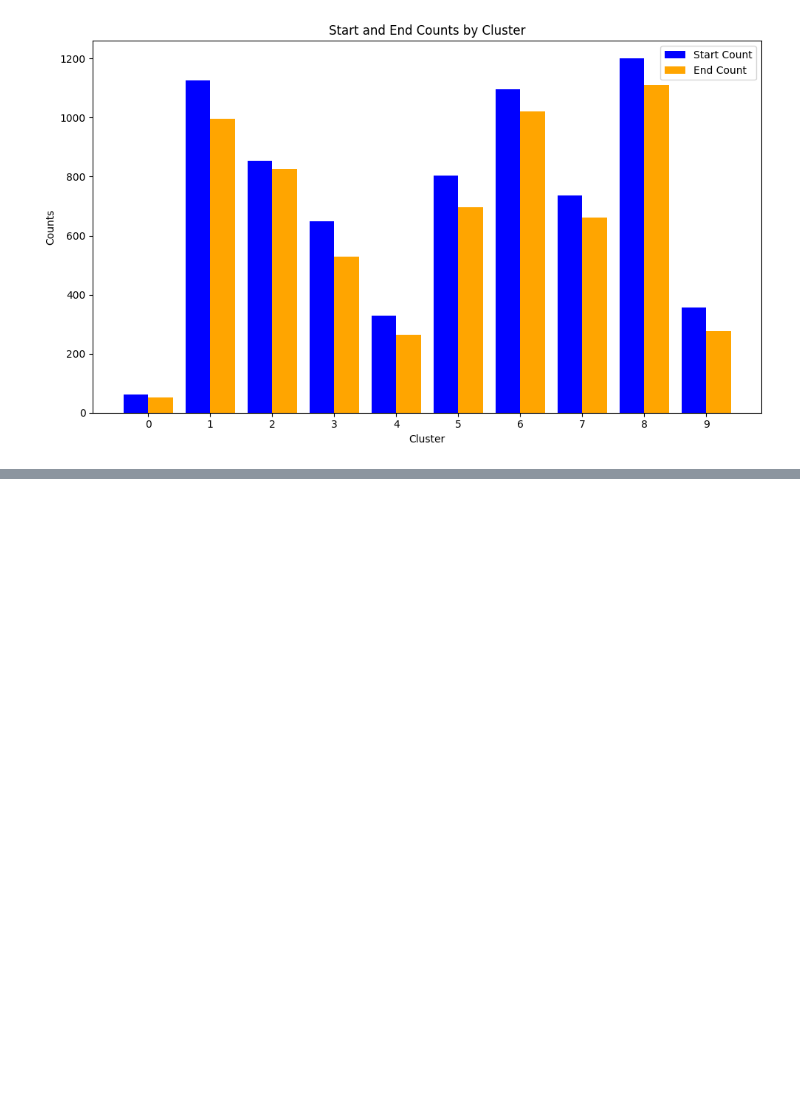
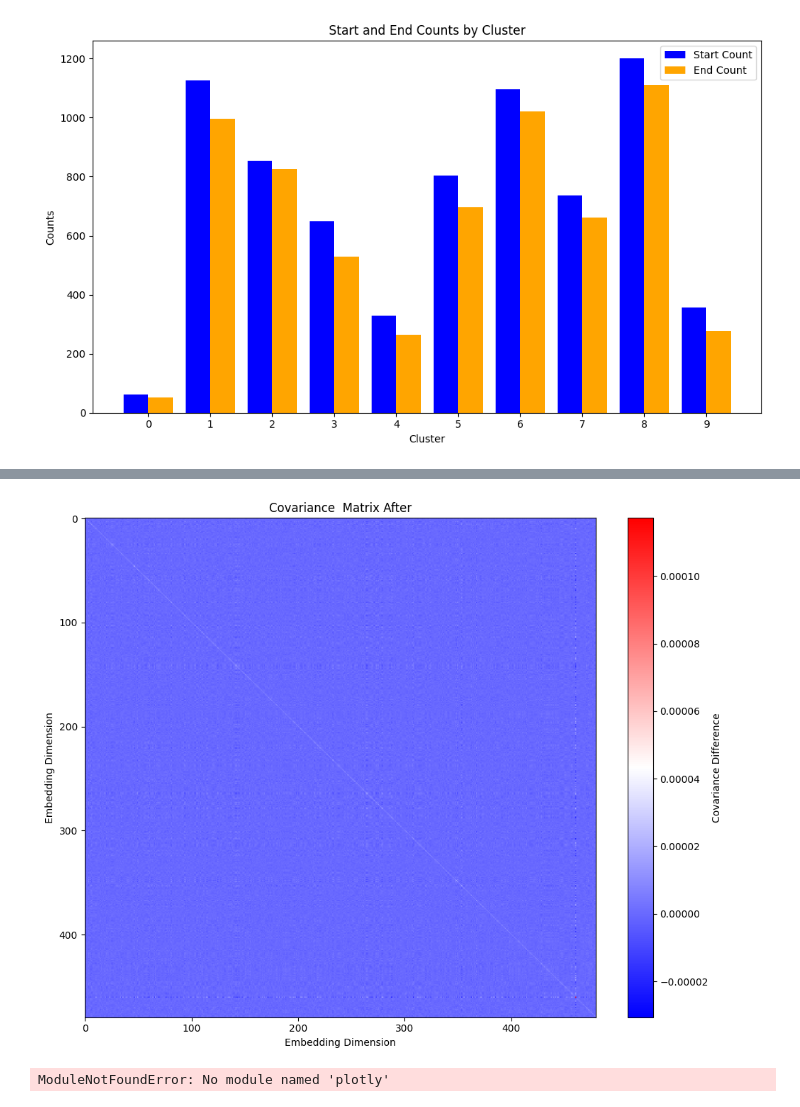
Before and after one commit to dylanwells37/esmDMS, a Jupyter notebook: esm_embed.ipynb, the cells around one changed output, grey strips where cells are left out. Saved outputs shown, nothing was run; the diff lists cells and outputs as text; code cells hidden in the pictures; blank space fills up the shorter version.

```diff
--- a/esm_embed.ipynb
+++ b/esm_embed.ipynb
@@ -454,0 +531,30 @@ plt.show()"""
+# %%
+plt.figure(figsize=(10, 8))
+plt.imshow(cov_after, cmap='bwr', aspect='auto')
+plt.colorbar(label='Covariance Difference')
+plt.title('Covariance  Matrix After')
+plt.xlabel('Embedding Dimension')
+plt.ylabel('Embedding Dimension')
+plt.tight_layout()
+plt.show()
+# %% [output]
+[figure, added]
+# %%
+import plotly.graph_objects as go
+
+fig = go.Figure(data=go.Heatmap(
+                    z=cov_diff,
+                    colorscale='Viridis'  # You can choose other color scales like 'Plasma', 'RdBu', etc.
+                ))
+
+
+
+fig.update_layout(
+    title='Interactive 480x480 Covariance Matrix',
+    xaxis_title="Variable Index",
+    yaxis_title="Variable Index"
+)
+
+fig.show()
+# %% [output]
+ModuleNotFoundError: No module named 'plotly'
```
Also changed, not shown: parts of 8 cells of this notebook.
